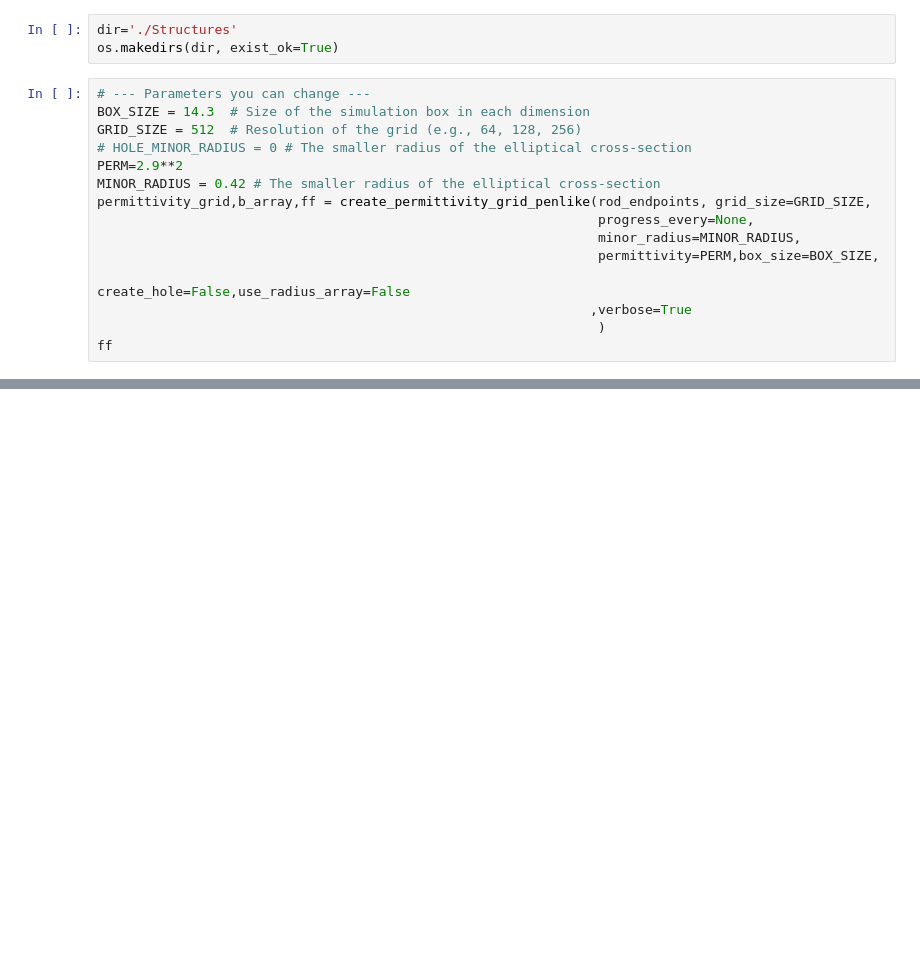
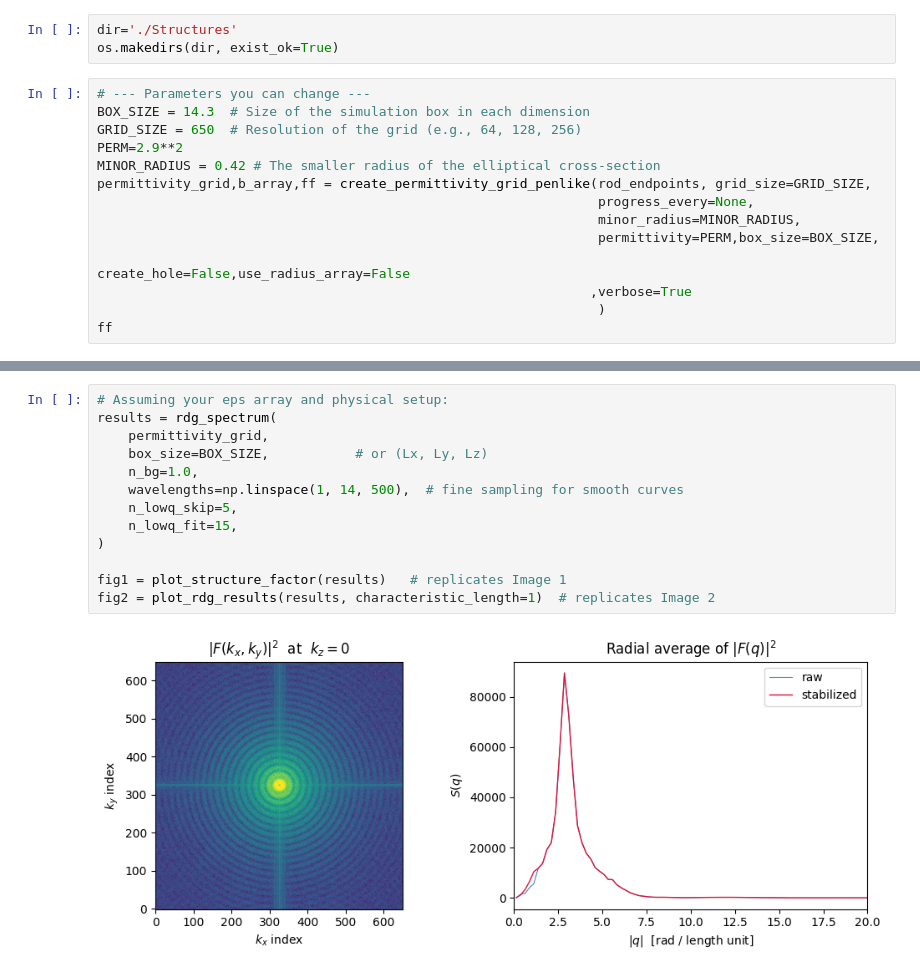
Before and after one commit to fhernandez93/LoadingPermittivityDistToSlabTransmission, a Jupyter notebook: Notebooks/LSU Project/20251001_LSU_Localization_Tests/20250903_create_h5_from_ends.ipynb, the cells around one changed output, grey strips where cells are left out. Cells and saved outputs as stored; diff of their text form; blank space fills up the shorter version.

```diff
--- a/Notebooks/LSU Project/20251001_LSU_Localization_Tests/20250903_create_h5_from_ends.ipynb
+++ b/Notebooks/LSU Project/20251001_LSU_Localization_Tests/20250903_create_h5_from_ends.ipynb
@@ -198,8 +198,7 @@ os.makedirs(dir, exist_ok=True)
 # %%
 # --- Parameters you can change ---
 BOX_SIZE = 14.3  # Size of the simulation box in each dimension
-GRID_SIZE = 512  # Resolution of the grid (e.g., 64, 128, 256)
-# HOLE_MINOR_RADIUS = 0 # The smaller radius of the elliptical cross-section
+GRID_SIZE = 650  # Resolution of the grid (e.g., 64, 128, 256)
 PERM=2.9**2
 MINOR_RADIUS = 0.42 # The smaller radius of the elliptical cross-section
 permittivity_grid,b_array,ff = create_permittivity_grid_penlike(rod_endpoints, grid_size=GRID_SIZE,
@@ -217,0 +499,15 @@ AM.create_hdf5_from_dict({"epsilon":permittivity_grid},rf"{dir}/n_{np.sqrt(PERM)
+# %%
+# Assuming your eps array and physical setup:
+results = rdg_spectrum(
+    permittivity_grid,
+    box_size=BOX_SIZE,           # or (Lx, Ly, Lz)
+    n_bg=1.0,
+    wavelengths=np.linspace(1, 14, 500),  # fine sampling for smooth curves
+    n_lowq_skip=5,
+    n_lowq_fit=15,
+)
+
+fig1 = plot_structure_factor(results)   # replicates Image 1
+fig2 = plot_rdg_results(results, characteristic_length=1)  # replicates Image 2
+# %% [output]
+[figure, added]
```
Also changed, not shown: parts of 5 cells of this notebook, 7 other files.
